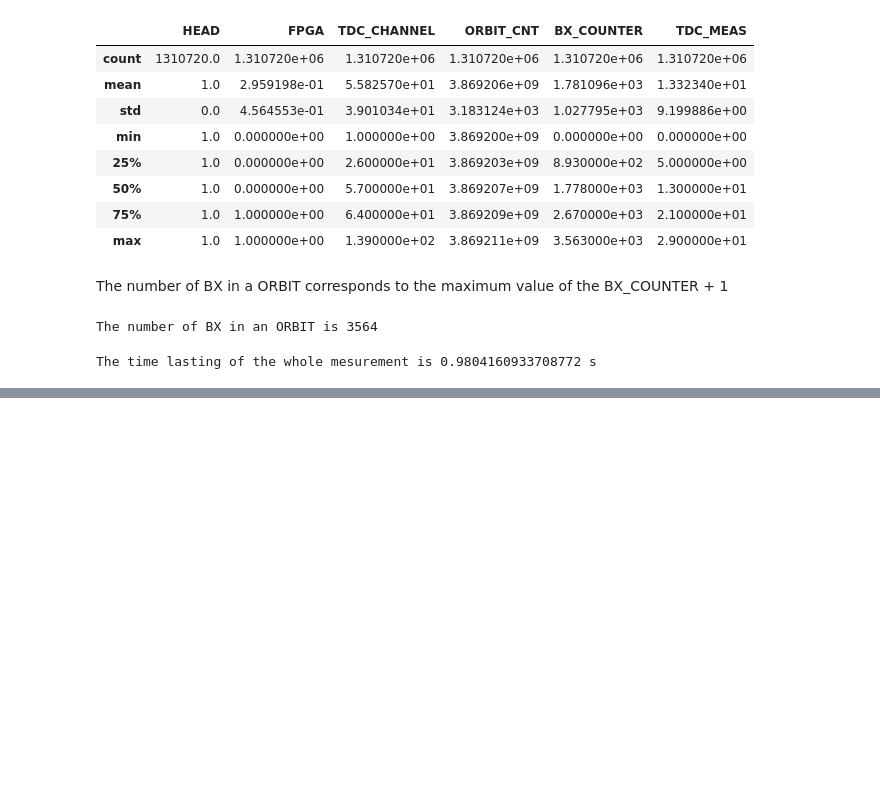
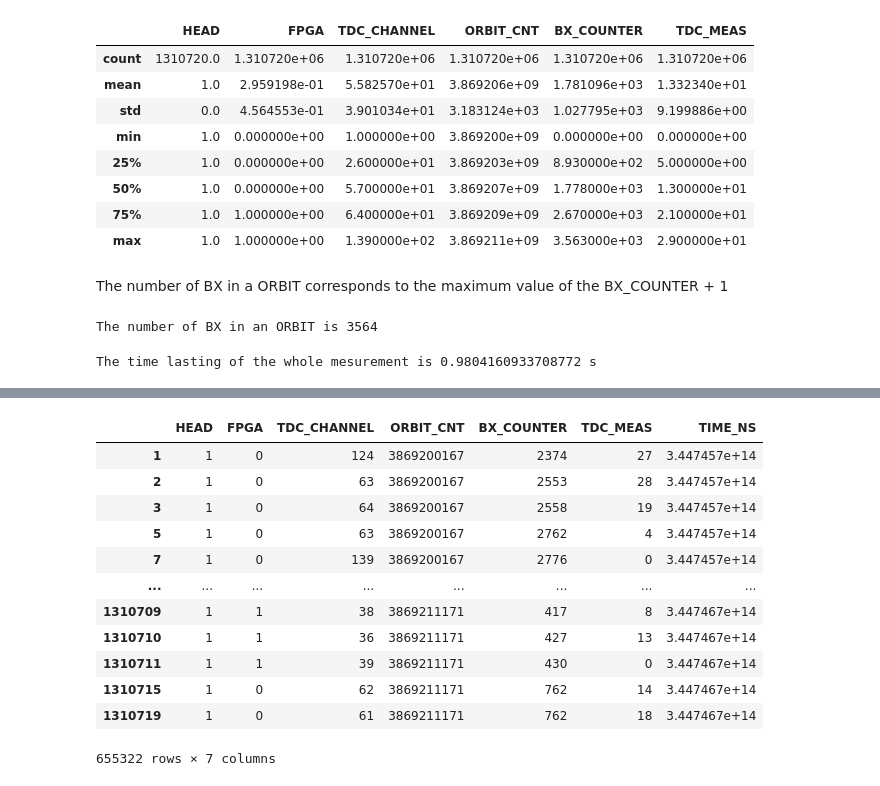
Before and after one commit to martina-pazzogna/Esercizi-Laboratory-of-computational-physics, a Jupyter notebook: Lab_session_6/lab6-es1.ipynb, the cells around one changed output, grey strips where cells are left out. Drawn from its saved outputs; the diff is of its cells as text; code cells hidden in the pictures; blank space fills up the shorter version.

```diff
--- a/Lab_session_6/lab6-es1.ipynb
+++ b/Lab_session_6/lab6-es1.ipynb
@@ -119,0 +109,19 @@ data
+# %%
+#creating a new DataFrame that contains only the rows corresponding to HEAD=1
+new_data = data.copy()
+new_data = new_data[new_data['HEAD'] == 1]
+new_data
+# %% [output]
+|  | HEAD | FPGA | TDC_CHANNEL | ORBIT_CNT | BX_COUNTER | TDC_MEAS | TIME_NS |
+| 1 | 1 | 0 | 124 | 3869200167 | 2374 | 27 | 3.447457e+14 |
+| 2 | 1 | 0 | 63 | 3869200167 | 2553 | 28 | 3.447457e+14 |
+| 3 | 1 | 0 | 64 | 3869200167 | 2558 | 19 | 3.447457e+14 |
+| 5 | 1 | 0 | 63 | 3869200167 | 2762 | 4 | 3.447457e+14 |
+| 7 | 1 | 0 | 139 | 3869200167 | 2776 | 0 | 3.447457e+14 |
+| ... | ... | ... | ... | ... | ... | ... | ... |
+| 1310709 | 1 | 1 | 38 | 3869211171 | 417 | 8 | 3.447467e+14 |
+| 1310710 | 1 | 1 | 36 | 3869211171 | 427 | 13 | 3.447467e+14 |
+| 1310711 | 1 | 1 | 39 | 3869211171 | 430 | 0 | 3.447467e+14 |
+| 1310715 | 1 | 0 | 62 | 3869211171 | 762 | 14 | 3.447467e+14 |
+| 1310719 | 1 | 0 | 61 | 3869211171 | 762 | 18 | 3.447467e+14 |
+655322 rows × 7 columns
```
Also changed, not shown: parts of 8 cells of this notebook.
